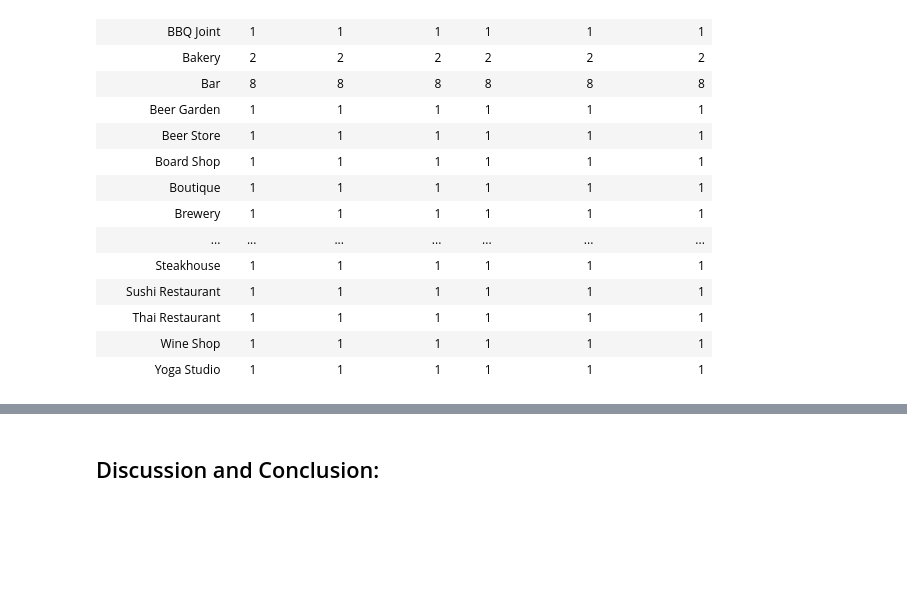
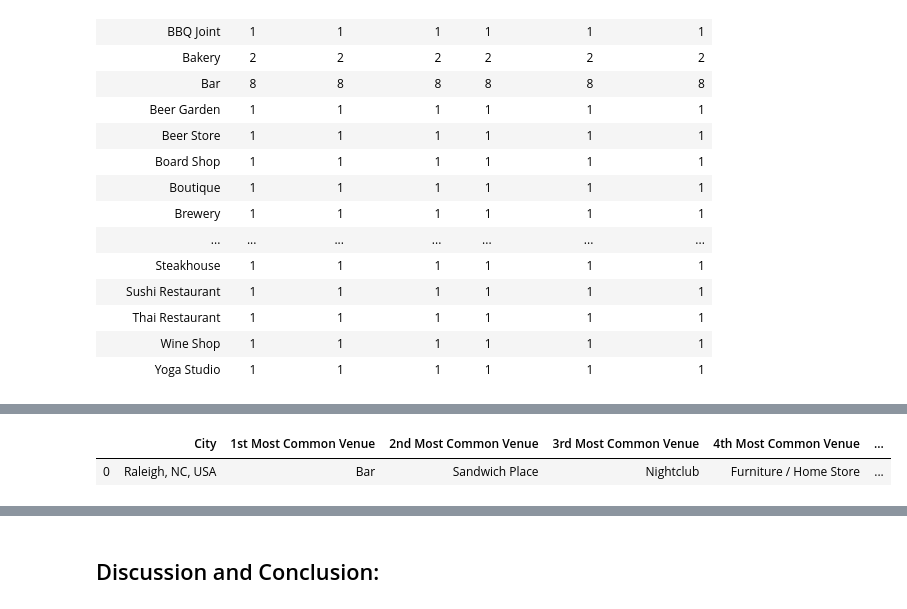
Before and after one commit to JL-coder/Coursera_Capstone, a Jupyter notebook: Battle of Neighborhoods.ipynb, the cells around one changed output, grey strips where cells are left out. Cells and saved outputs as stored; diff of their text form; code cells hidden in the pictures; blank space fills up the shorter version.

```diff
--- a/Battle of Neighborhoods.ipynb
+++ b/Battle of Neighborhoods.ipynb
@@ -713,0 +744,13 @@ raleigh_venues.groupby('Venue Category').count()
+# %%
+#Find top 5 venues
+num_top_venues = 5
+
+for cit in raleigh_grouped['City']:
+    print("----"+cit+"----")
+    temp = raleigh_grouped[raleigh_grouped['City'] == cit].T.reset_index()
+    temp.columns = ['venue','freq']
+    temp = temp.iloc[1:]
+    temp['freq'] = temp['freq'].astype(float)
+    temp = temp.round({'freq': 2})
+    print(temp.sort_values('freq', ascending=False).reset_index(drop=True).head(num_top_venues))
+    print('\n')
@@ -713,0 +772,25 @@ raleigh_venues.groupby('Venue Category').count()
+# %%
+#Create a new dataframe to display top 10 venues
+num_top_venues = 10
+
+indicators = ['st', 'nd', 'rd']
+
+# create columns according to number of top venues
+columns = ['City']
+for ind in np.arange(num_top_venues):
+    try:
+        columns.append('{}{} Most Common Venue'.format(ind+1, indicators[ind]))
+    except:
+        columns.append('{}th Most Common Venue'.format(ind+1))
+
+# create a new dataframe
+city_venues_sorted = pd.DataFrame(columns=columns)
+city_venues_sorted['City'] = raleigh_grouped['City']
+
+for ind in np.arange(raleigh_grouped.shape[0]):
+    city_venues_sorted.iloc[ind, 1:] = return_most_common_venues(raleigh_grouped.iloc[ind, :], num_top_venues)
+
+city_venues_sorted.head()
+# %% [output]
+|  | City | 1st Most Common Venue | 2nd Most Common Venue | 3rd Most Common Venue | 4th Most Common Venue | ... |
+| 0 | Raleigh, NC, USA | Bar | Sandwich Place | Nightclub | Furniture / Home Store | ... |
```
Also changed, not shown: parts of 24 cells of this notebook.
